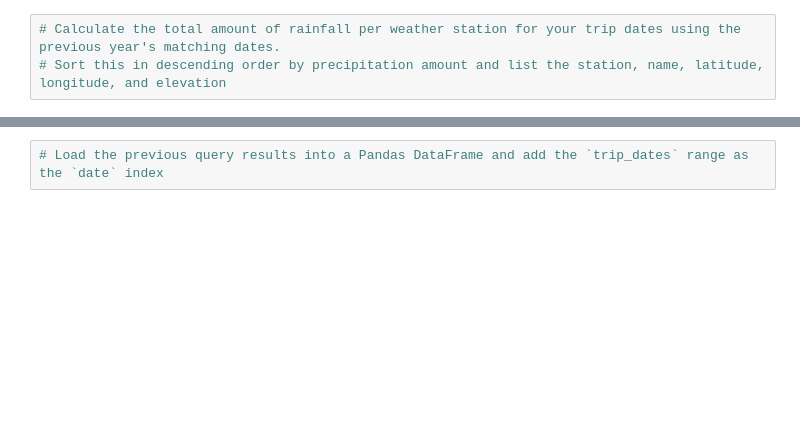
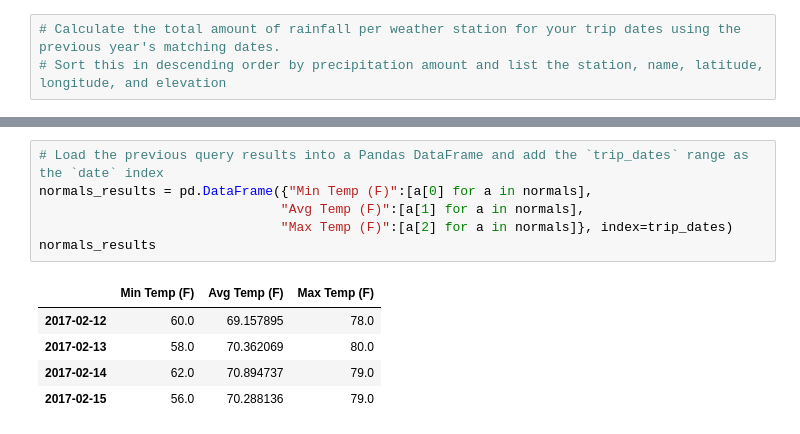
Before and after one commit to Gendo90/sqlalchemy-challenge, a Jupyter notebook: climate_starter.ipynb, the cells around one changed output, grey strips where cells are left out. Saved outputs shown, nothing was run; the diff lists cells and outputs as text; blank space fills up the shorter version.

```diff
--- a/climate_starter.ipynb
+++ b/climate_starter.ipynb
@@ -386,4 +407,14 @@ daily_normals("01-01")
 # %%
 # Load the previous query results into a Pandas DataFrame and add the `trip_dates` range as the `date` index
+normals_results = pd.DataFrame({"Min Temp (F)":[a[0] for a in normals],
+                               "Avg Temp (F)":[a[1] for a in normals],
+                               "Max Temp (F)":[a[2] for a in normals]}, index=trip_dates)
+normals_results
+# %% [output]
+|  | Min Temp (F) | Avg Temp (F) | Max Temp (F) |
+| 2017-02-12 | 60.0 | 69.157895 | 78.0 |
+| 2017-02-13 | 58.0 | 70.362069 | 80.0 |
+| 2017-02-14 | 62.0 | 70.894737 | 79.0 |
+| 2017-02-15 | 56.0 | 70.288136 | 79.0 |
 # %%
 # Plot the daily normals as an area plot with `stacked=False`
```
Also changed, not shown: parts of 4 cells of this notebook.
